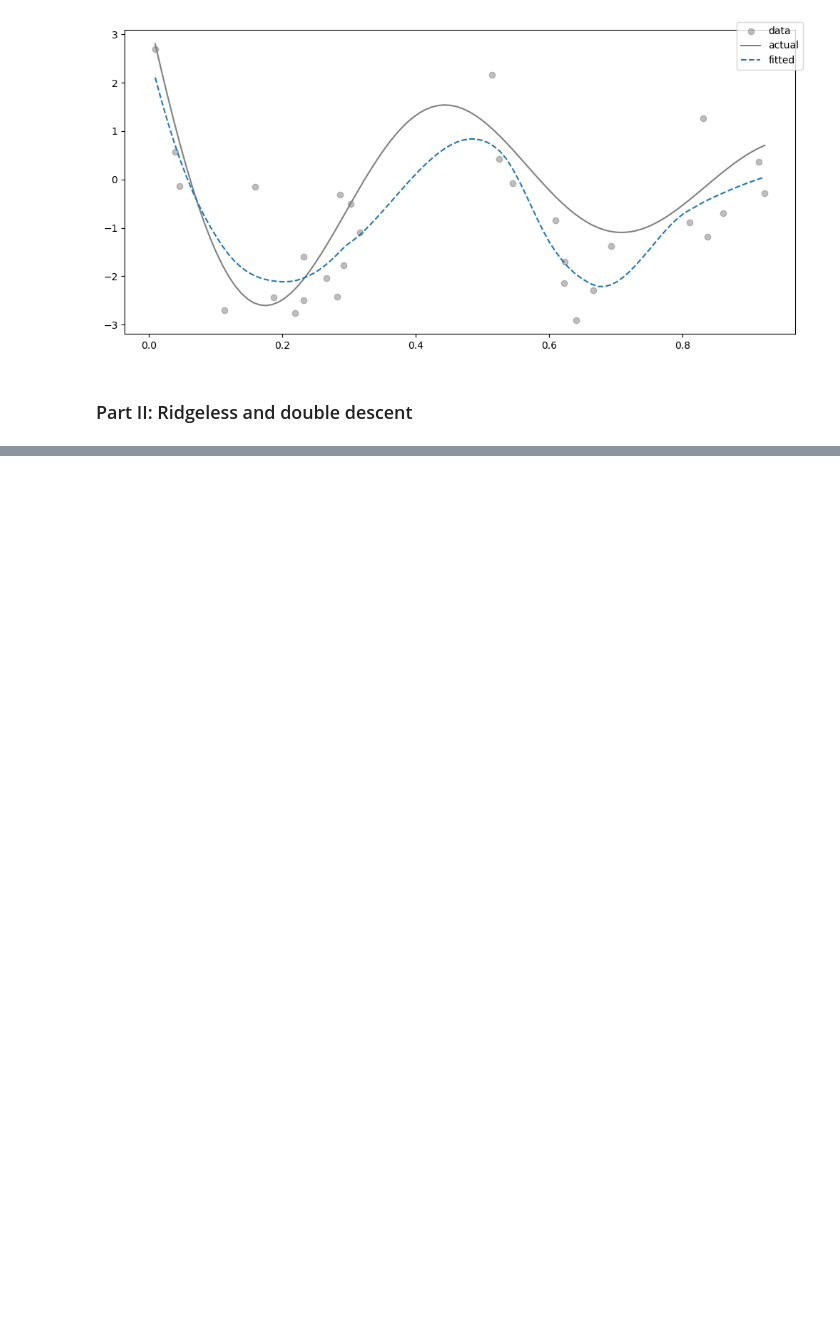
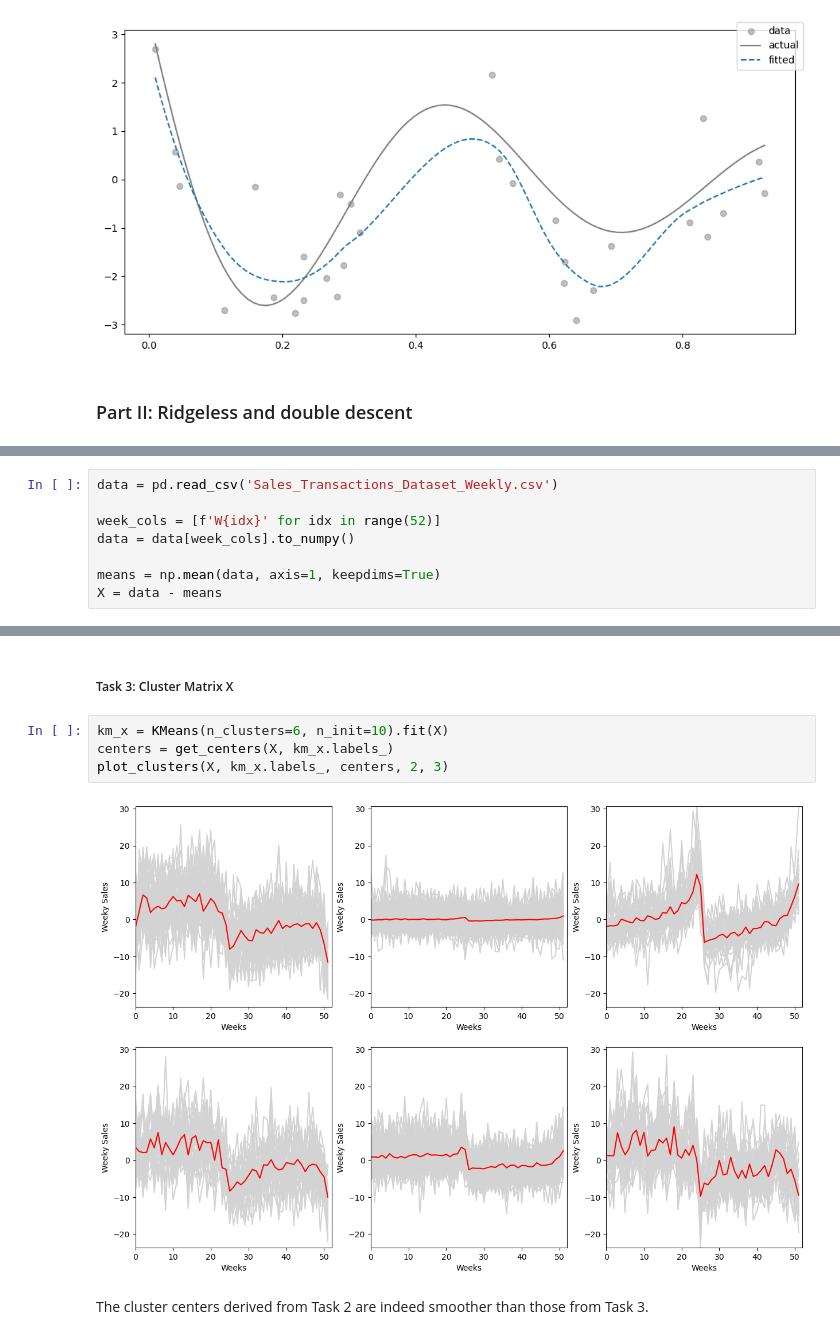
Before and after one commit to oliviagd/psl, a Jupyter notebook: coding_3/coding3.ipynb, the cells around one changed output, grey strips where cells are left out. Cells and saved outputs as stored; diff of their text form; blank space fills up the shorter version.

```diff
--- a/coding_3/coding3.ipynb
+++ b/coding_3/coding3.ipynb
@@ -98,0 +105,8 @@ plt.show()
+# %%
+data = pd.read_csv('Sales_Transactions_Dataset_Weekly.csv')
+
+week_cols = [f'W{idx}' for idx in range(52)]
+data = data[week_cols].to_numpy()
+
+means = np.mean(data, axis=1, keepdims=True)
+X = data - means
@@ -98,0 +257,10 @@ plt.show()
+# %% [markdown]
+##### Task 3: Cluster Matrix X
+# %%
+km_x = KMeans(n_clusters=6, n_init=10).fit(X)
+centers = get_centers(X, km_x.labels_)
+plot_clusters(X, km_x.labels_, centers, 2, 3)
+# %% [output]
+[figure, added]
+# %% [markdown]
+The cluster centers derived from Task 2 are indeed smoother than those from Task 3.
```
Also changed, not shown: parts of 11 cells of this notebook, 1 other file.
